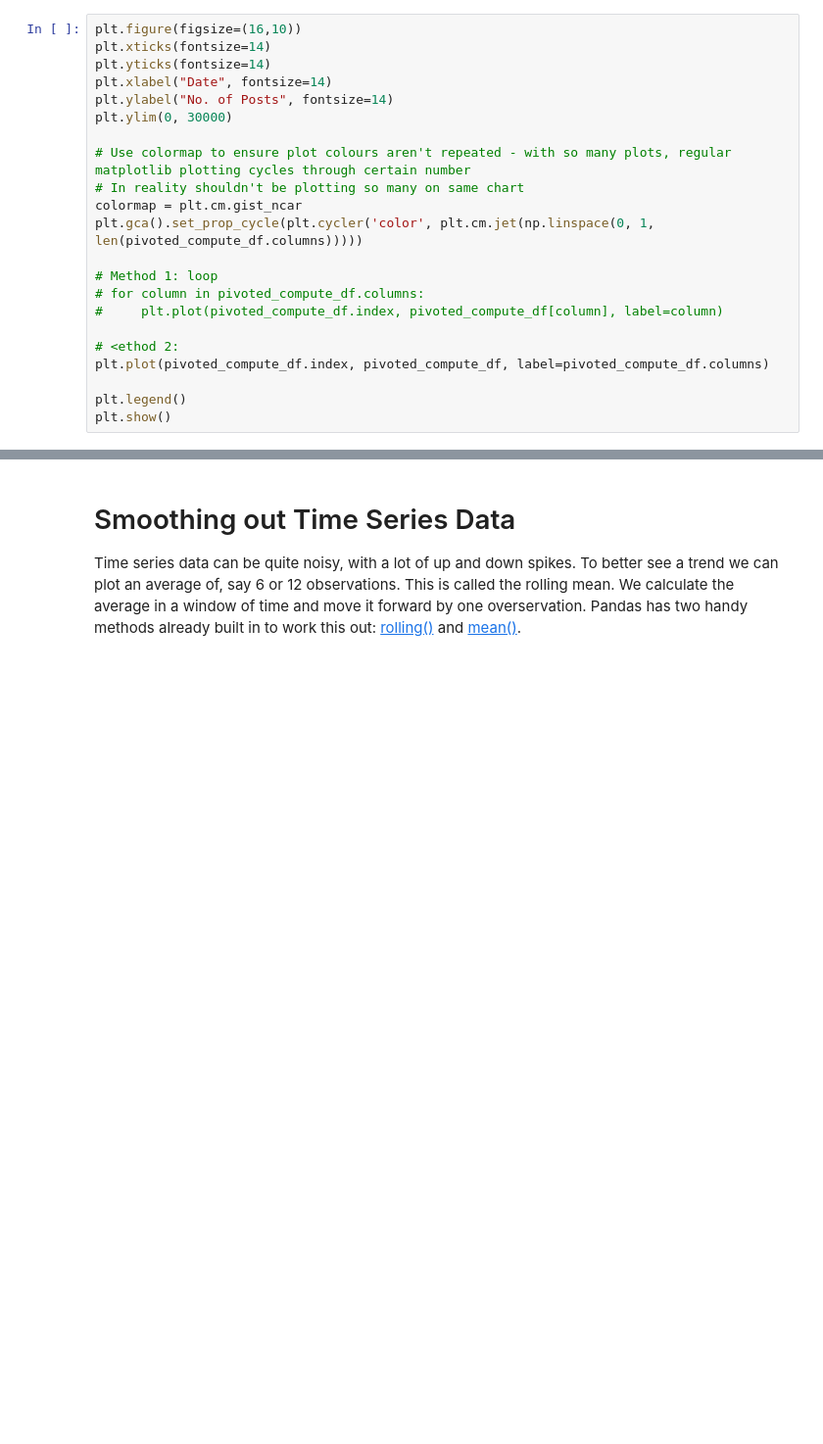
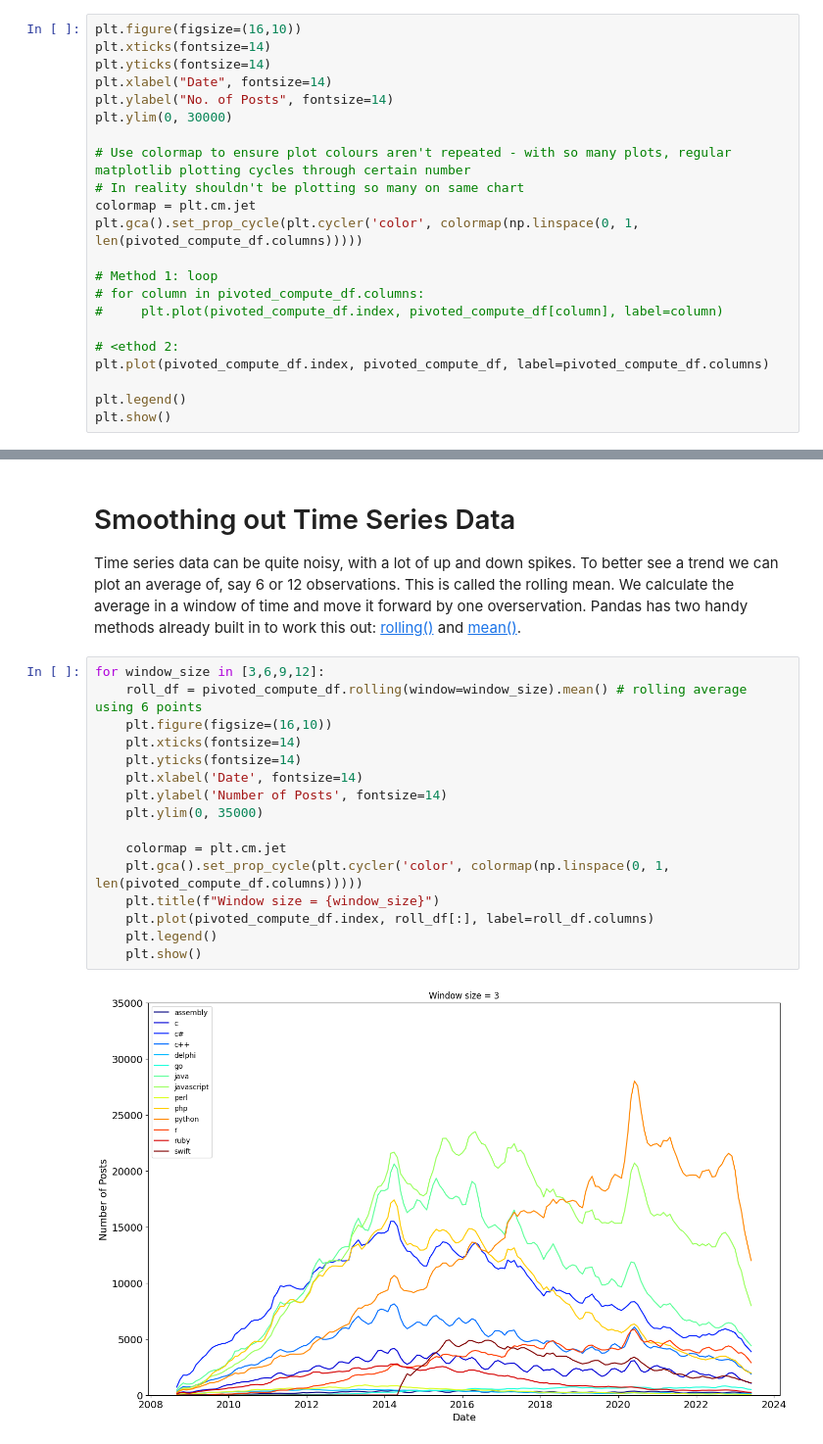
Before and after one commit to benjyl/100_day_code, a Jupyter notebook: day 72 - Matplotlib Visualisation/Programming_Languages_matplotlib.ipynb, the cells around one changed output, grey strips where cells are left out. Shown at 98% size. Cells and saved outputs as stored; diff of their text form; blank space fills up the shorter version.

```diff
--- a/day 72 - Matplotlib Visualisation/Programming_Languages_matplotlib.ipynb
+++ b/day 72 - Matplotlib Visualisation/Programming_Languages_matplotlib.ipynb
@@ -295,8 +295,8 @@ plt.ylim(0, 30000)
 
 # Use colormap to ensure plot colours aren't repeated - with so many plots, regular matplotlib plotting cycles through certain number
 # In reality shouldn't be plotting so many on same chart
-colormap = plt.cm.gist_ncar
-plt.gca().set_prop_cycle(plt.cycler('color', plt.cm.jet(np.linspace(0, 1, len(pivoted_compute_df.columns)))))
+colormap = plt.cm.jet
+plt.gca().set_prop_cycle(plt.cycler('color', colormap(np.linspace(0, 1, len(pivoted_compute_df.columns)))))
 
 # Method 1: loop
 # for column in pivoted_compute_df.columns:
@@ -313,3 +313,21 @@ plt.show()
 # Smoothing out Time Series Data
 
 Time series data can be quite noisy, with a lot of up and down spikes. To better see a trend we can plot an average of, say 6 or 12 observations. This is called the rolling mean. We calculate the average in a window of time and move it forward by one overservation. Pandas has two handy methods already built in to work this out: [rolling()](https://pandas.pydata.org/pandas-docs/stable/reference/api/pandas.DataFrame.rolling.html) and [mean()](https://pandas.pydata.org/pandas-docs/stable/reference/api/pandas.core.window.rolling.Rolling.mean.html).
+# %%
+for window_size in [3,6,9,12]:
+    roll_df = pivoted_compute_df.rolling(window=window_size).mean() # rolling average using 6 points
+    plt.figure(figsize=(16,10))
+    plt.xticks(fontsize=14)
+    plt.yticks(fontsize=14)
+    plt.xlabel('Date', fontsize=14)
+    plt.ylabel('Number of Posts', fontsize=14)
+    plt.ylim(0, 35000)
+
+    colormap = plt.cm.jet
+    plt.gca().set_prop_cycle(plt.cycler('color', colormap(np.linspace(0, 1, len(pivoted_compute_df.columns)))))
+    plt.title(f"Window size = {window_size}")
+    plt.plot(pivoted_compute_df.index, roll_df[:], label=roll_df.columns)
+    plt.legend()
+    plt.show()
+# %% [output]
+[figure, added]
```
Also changed, not shown: parts of 4 cells of this notebook.
